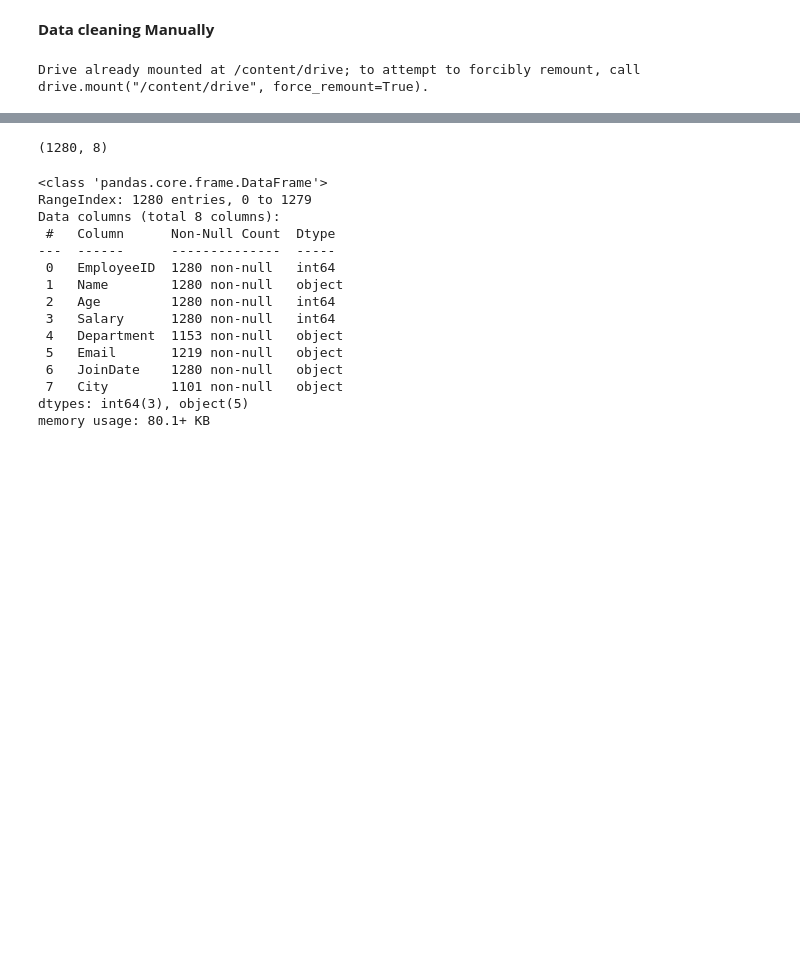
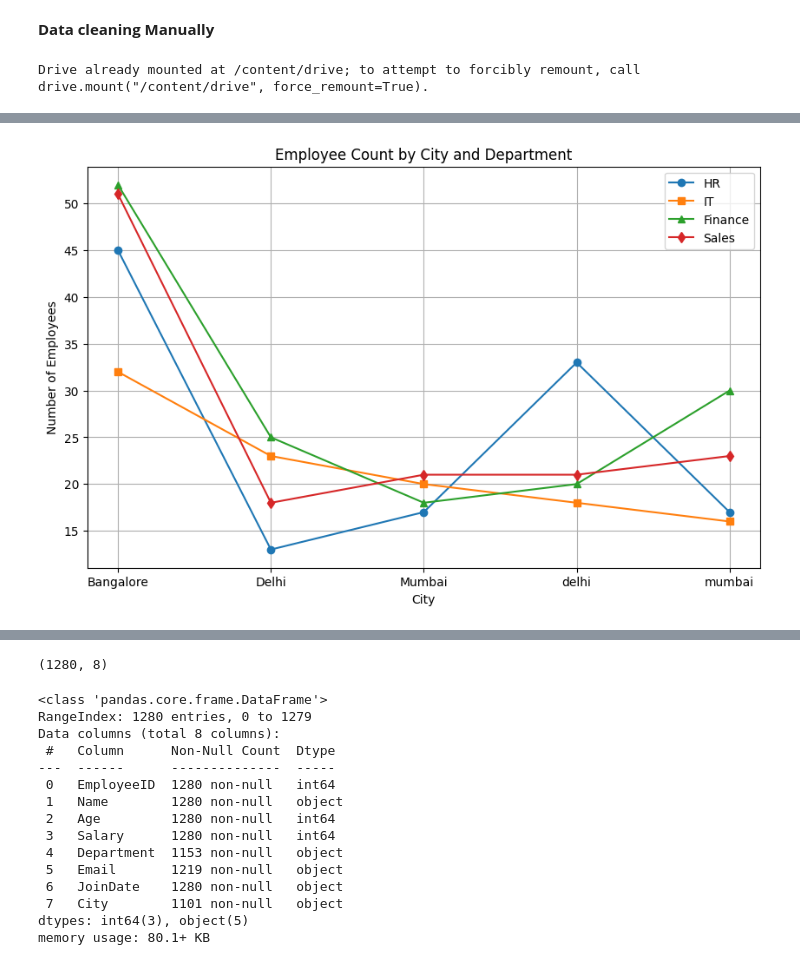
Before and after one commit to khushichoudhary842-source/Online-Store-Orders, a Jupyter notebook: Massive_Employee_Dataset.ipynb, the cells around one changed output, grey strips where cells are left out. Saved outputs shown, nothing was run; the diff lists cells and outputs as text; code cells hidden in the pictures; blank space fills up the shorter version.

```diff
--- a/Massive_Employee_Dataset.ipynb
+++ b/Massive_Employee_Dataset.ipynb
@@ -27,0 +34,20 @@ df
+# %%
+city_dept = df.groupby(['City', 'Department']).size().unstack(fill_value=0)
+plt.figure(figsize=(10,6))
+plt.plot(city_dept.index, city_dept['HR'],
+         marker='o', label='HR')
+plt.plot(city_dept.index, city_dept['IT'],
+         marker='s', label='IT')
+plt.plot(city_dept.index, city_dept['Finance'],
+         marker='^', label='Finance')
+plt.plot(city_dept.index, city_dept['Sales'],
+         marker='d', label='Sales')
+plt.title('Employee Count by City and Department')
+plt.xlabel('City')
+plt.ylabel('Number of Employees')
+plt.legend()
+plt.grid(True)
+
+plt.show()
+# %% [output]
+[figure, added]
```
Also changed, not shown: parts of 7 cells of this notebook.
